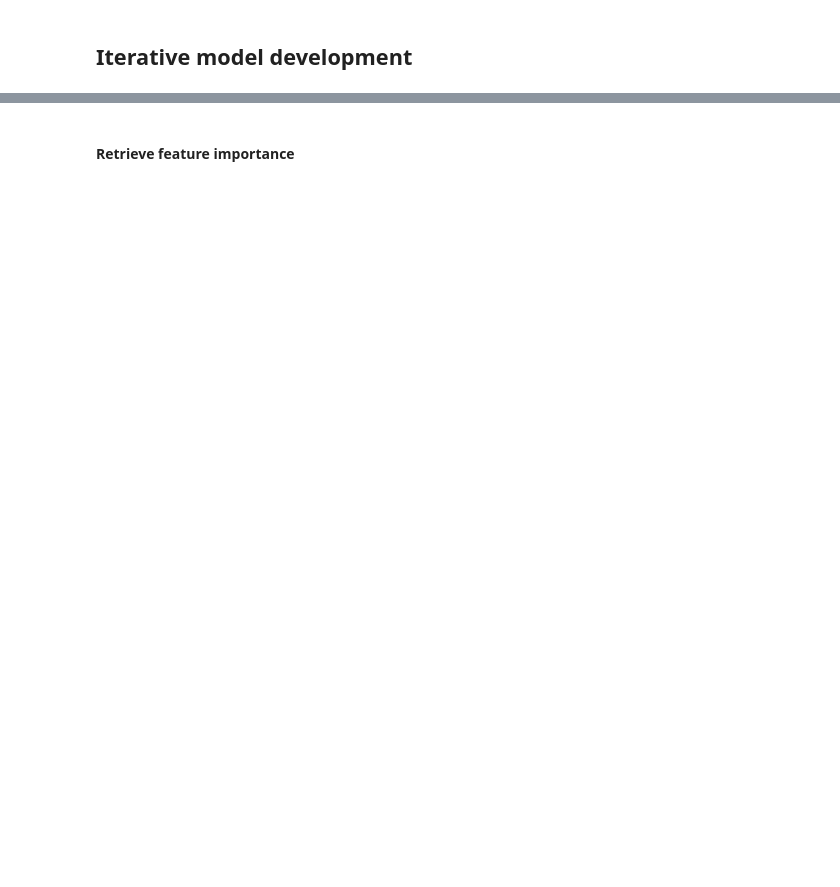
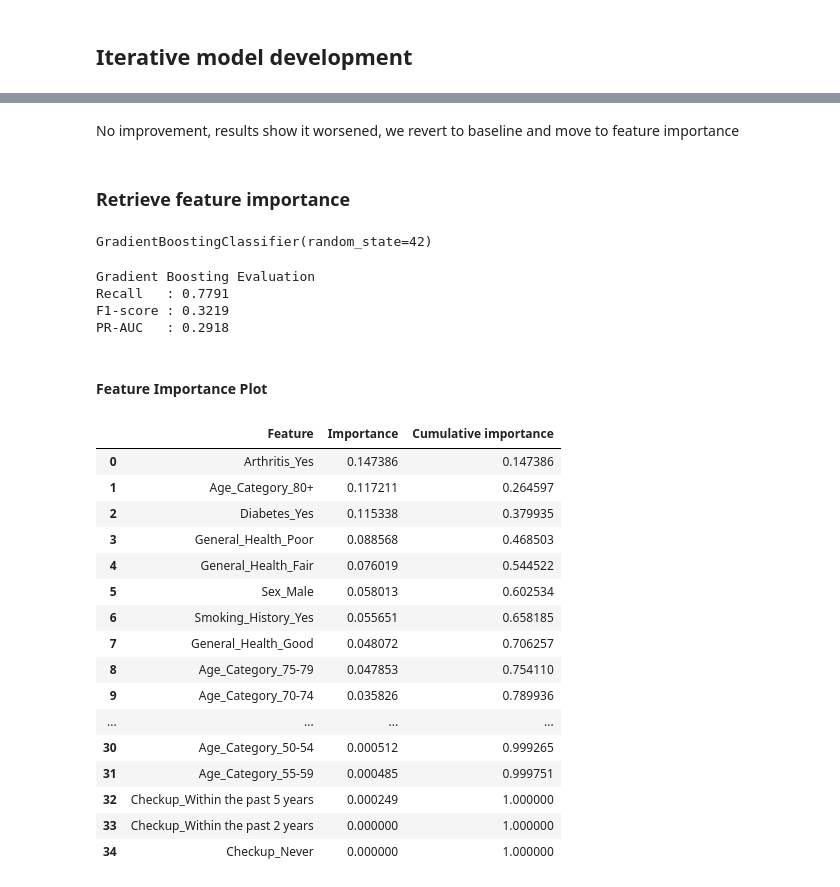
Before and after one commit to Jared-Tenebris/mldp-jared, a Jupyter notebook: cardiovascular_health.ipynb, the cells around one changed output, grey strips where cells are left out. Drawn from its saved outputs; the diff is of its cells as text; code cells hidden in the pictures; blank space fills up the shorter version.

```diff
--- a/cardiovascular_health.ipynb
+++ b/cardiovascular_health.ipynb
@@ -1095,3 +1103,7 @@ Overall, Gradient Boosting provides the best balance between **patient safety**,
 # %%
+# This removes the limit on the number of columns displayed
+pd.set_option('display.max_columns', None)
+
+# Now print X
 X
 # %% [output]
@@ -1113,2 +1247,18 @@ X = X.drop(columns=["Height_(cm)", "Weight_(kg)"])
+# %% [markdown]
+No improvement, results show it worsened, we revert to baseline and move to feature importance
 # %% [markdown]
-#### Retrieve feature importance
+### Retrieve feature importance
+# %%
+from sklearn.ensemble import GradientBoostingClassifier
+from sklearn.utils.class_weight import compute_sample_weight
+
+## Initialize the model (remove class_weight from here)
+gbt = GradientBoostingClassifier(n_estimators=100, random_state=42)
+
+## Calculate the sample weights based on the 'balanced' strategy
+weights = compute_sample_weight(class_weight='balanced', y=y_train)
+
+## Train the model using the weights
+gbt.fit(X_train, y_train, sample_weight=weights)
+# %% [output]
+GradientBoostingClassifier(random_state=42)
@@ -1115,2 +1268,55 @@ X = X.drop(columns=["Height_(cm)", "Weight_(kg)"])
+# %%
+from sklearn.metrics import recall_score, f1_score, average_precision_score
+
+recall = recall_score(y_test, y_pred_gbt)
+f1 = f1_score(y_test, y_pred_gbt)
+
+y_prob = gbt.predict_proba(X_test)[:, 1]
+pr_auc = average_precision_score(y_test, y_prob)
+
+print("Gradient Boosting Evaluation")
+print(f"Recall   : {recall:.4f}")
+print(f"F1-score : {f1:.4f}")
+print(f"PR-AUC   : {pr_auc:.4f}")
+# %% [output]
+Gradient Boosting Evaluation
+Recall   : 0.7791
+F1-score : 0.3219
+PR-AUC   : 0.2918
+# %% [markdown]
+#### Feature Importance Plot
 # %%
-## Further feature engineering / feature selection
+# Create feature importance dataframe
+df_gbt_feat_impt = pd.DataFrame({
+    "Feature": X_train.columns,
+    "Importance": gbt.feature_importances_
+})
+
+# Sort by importance
+df_gbt_feat_impt = df_gbt_feat_impt.sort_values(
+    by="Importance",
+    ascending=False
+).reset_index(drop=True)
+
+# Add cumulative importance
+df_gbt_feat_impt["Cumulative importance"] = df_gbt_feat_impt["Importance"].cumsum()
+
+df_gbt_feat_impt
+# %% [output]
+|  | Feature | Importance | Cumulative importance |
+| 0 | Arthritis_Yes | 0.147386 | 0.147386 |
+| 1 | Age_Category_80+ | 0.117211 | 0.264597 |
+| 2 | Diabetes_Yes | 0.115338 | 0.379935 |
+| 3 | General_Health_Poor | 0.088568 | 0.468503 |
+| 4 | General_Health_Fair | 0.076019 | 0.544522 |
+| 5 | Sex_Male | 0.058013 | 0.602534 |
+| 6 | Smoking_History_Yes | 0.055651 | 0.658185 |
+| 7 | General_Health_Good | 0.048072 | 0.706257 |
+| 8 | Age_Category_75-79 | 0.047853 | 0.754110 |
+| 9 | Age_Category_70-74 | 0.035826 | 0.789936 |
+| ... | ... | ... | ... |
+| 30 | Age_Category_50-54 | 0.000512 | 0.999265 |
+| 31 | Age_Category_55-59 | 0.000485 | 0.999751 |
+| 32 | Checkup_Within the past 5 years | 0.000249 | 1.000000 |
+| 33 | Checkup_Within the past 2 years | 0.000000 | 1.000000 |
+| 34 | Checkup_Never | 0.000000 | 1.000000 |
```
Also changed, not shown: parts of 44 cells of this notebook.
